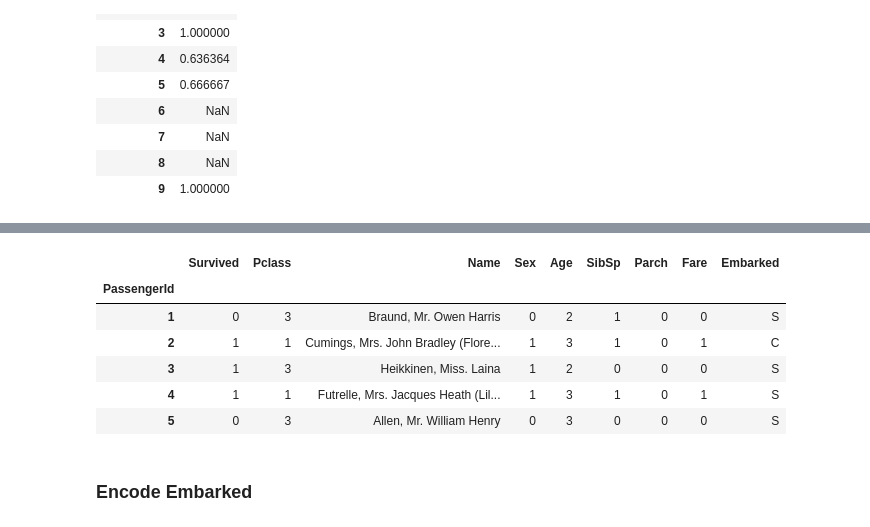
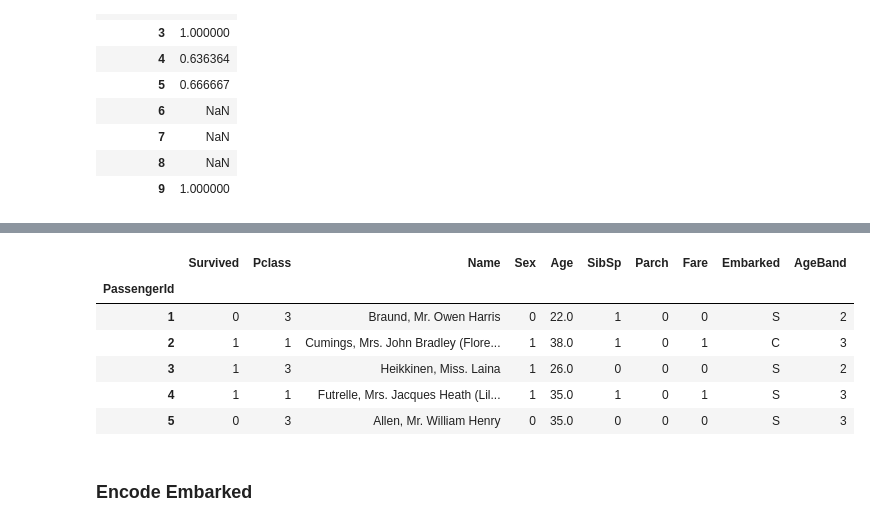
Before and after one commit to ThibaultHuyet/machine_learning, a Jupyter notebook: Notebooks/Titanic.ipynb, the cells around one changed output, grey strips where cells are left out. Drawn from its saved outputs; the diff is of its cells as text; code cells hidden in the pictures.

```diff
--- a/Notebooks/Titanic.ipynb
+++ b/Notebooks/Titanic.ipynb
@@ -252,5 +253,2 @@ class AgeBandTransformer(BaseEstimator, TransformerMixin):
 
         return X
-# %%
-titanic['Age'] = new_age.values
-titanic.info()
@@ -363,6 +322,3 @@ alive = titanic[titanic['Survived'] == 1]
 alive['AgeBand'].hist(bins = 8);
 # %% [output]
 [figure]
-# %%
-titanic['Age'] = titanic['AgeBand'].values
-titanic.head()
@@ -377,2 +324,0 @@ titanic.head()
-# %%
-titanic = titanic.drop(['AgeBand'], axis = 1)
@@ -504,2 +429,0 @@ titanic.head()
-# %%
-titanic['Fare'] = titanic['FareRange'].values
@@ -516,14 +430,17 @@ titanic.head()
 # %%
-titanic = titanic.drop(['FareRange', 'FareLabels'], axis = 1)
+fare = FareRangeTransformer('Fare')
+titanic = fare.transform(titanic)
+
+titanic = titanic.drop(['FareLabels', 'FareRange'], axis = 1)
 titanic.head()
 # %% [output]
-|  | Survived | Pclass | Name | Sex | Age | SibSp | Parch | Fare | Embarked |
-| PassengerId |  |  |  |  |  |  |  |  |  |
-| 1 | 0 | 3 | Braund, Mr. Owen Harris | 0 | 2 | 1 | 0 | 0 | S |
-| 2 | 1 | 1 | Cumings, Mrs. John Bradley (Flore... | 1 | 3 | 1 | 0 | 1 | C |
-| 3 | 1 | 3 | Heikkinen, Miss. Laina | 1 | 2 | 0 | 0 | 0 | S |
-| 4 | 1 | 1 | Futrelle, Mrs. Jacques Heath (Lil... | 1 | 3 | 1 | 0 | 1 | S |
-| 5 | 0 | 3 | Allen, Mr. William Henry | 0 | 3 | 0 | 0 | 0 | S |
+|  | Survived | Pclass | Name | Sex | Age | SibSp | Parch | Fare | Embarked | AgeBand |
+| PassengerId |  |  |  |  |  |  |  |  |  |  |
+| 1 | 0 | 3 | Braund, Mr. Owen Harris | 0 | 22.0 | 1 | 0 | 0 | S | 2 |
+| 2 | 1 | 1 | Cumings, Mrs. John Bradley (Flore... | 1 | 38.0 | 1 | 0 | 1 | C | 3 |
+| 3 | 1 | 3 | Heikkinen, Miss. Laina | 1 | 26.0 | 0 | 0 | 0 | S | 2 |
+| 4 | 1 | 1 | Futrelle, Mrs. Jacques Heath (Lil... | 1 | 35.0 | 1 | 0 | 1 | S | 3 |
+| 5 | 0 | 3 | Allen, Mr. William Henry | 0 | 35.0 | 0 | 0 | 0 | S | 3 |
 # %% [markdown]
 ### Encode Embarked
 # %%
```
Also changed, not shown: parts of 19 cells of this notebook.
